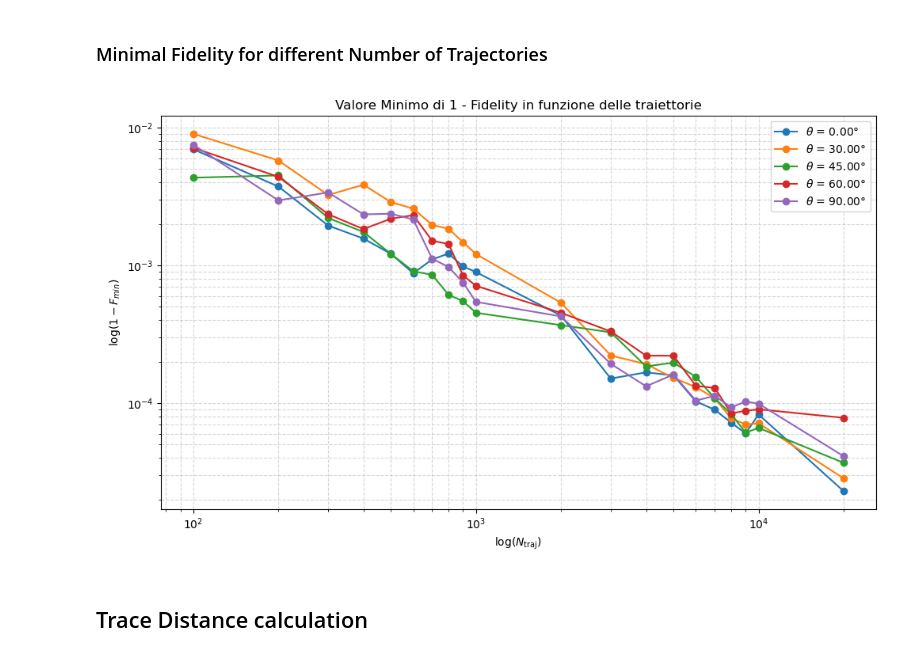
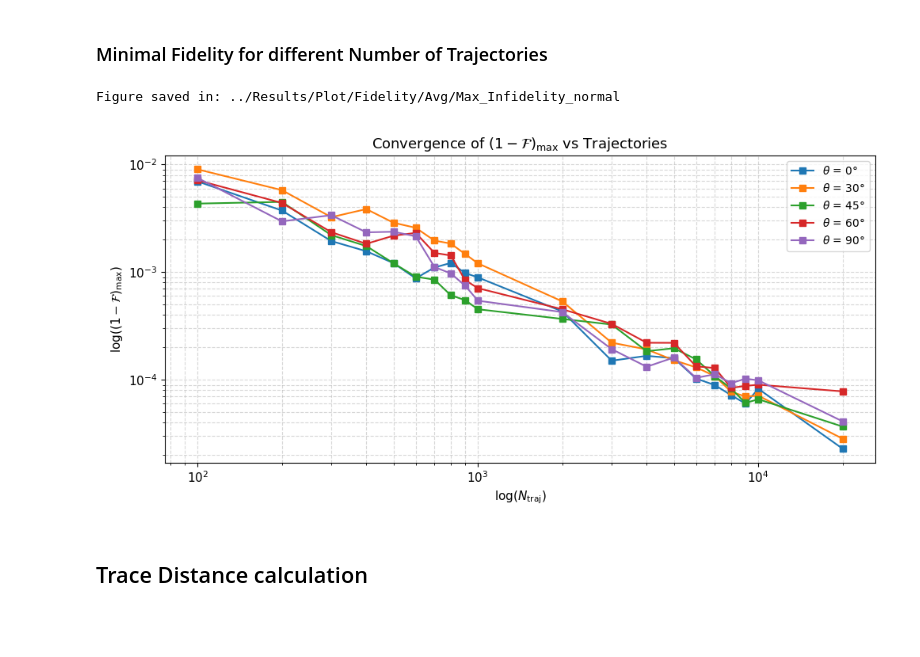
Before and after one commit to francescociavarella/Collisional-Methods, a Jupyter notebook: Codes/Avg_Fidelity_and_Trace_Distance_Analysis.ipynb, the cells around one changed output. Saved outputs shown, nothing was run; the diff lists cells and outputs as text; code cells hidden in the pictures; blank space fills up the shorter version.

Commit message:
fine plot probability

```diff
--- a/Codes/Avg_Fidelity_and_Trace_Distance_Analysis.ipynb
+++ b/Codes/Avg_Fidelity_and_Trace_Distance_Analysis.ipynb
@@ -236,7 +233,7 @@ plt.rcParams.update({
     'xtick.labelsize': 11,
     'ytick.labelsize': 11,
     'legend.fontsize': 10,
-    'figure.figsize': (8, 5),
+    'figure.figsize': (10, 5),
     'axes.grid': True,
     'grid.alpha': 0.3,
     'grid.linestyle': ':',
@@ -446,15 +444,0 @@ import matplotlib.ticker as ticker
-# %%
-print(f"Theta   : {[f'{np.degrees(t):.3f}°' for t in results.keys()]}")
-theta = np.radians(cfg['thetas_deg'][2])  # change angle
-plt.close()
-# In N_traj_list: l'indice 0 è 100 traiettorie, l'indice -1 è 10000 traiettorie
-plt.figure(figsize=(10, 5))
-plt.plot(Fidelity_tensors[theta][0, :], label='N_traj = 100', alpha=0.8)
-plt.plot(Fidelity_tensors[theta][-1, :], label='N_traj = 10000', linewidth=2)
-
-plt.xlabel("Time steps")
-plt.ylabel("Fidelity con Lindblad")
-plt.title("Evoluzione della Fidelity nel tempo")
-plt.legend()
-plt.grid(True, linestyle='--', alpha=0.5)
-plt.show()
@@ -498,37 +494,43 @@ plt.show()
 # %% [markdown]
 ### Minimal Fidelity for different Number of Trajectories
 # %%
-plt.figure(figsize=(10, 6))
+# =========================
+# MAX INFIDELITY VS N_TRAJ
+# =========================
 
-# Cicliamo su tutti gli angoli disponibili nei tuoi risultati
-for theta, fid_matrix in Fidelity_tensors.items():
+plt.figure()
 
-    # fid_matrix ha dimensione (N_traj, time_steps)
-    # Calcoliamo il Minimo lungo la dimensione del tempo (axis=1)
-    fidelity_min = np.min(fid_matrix, axis=1)
-    fidelity_min = 1 - fidelity_min
+# Cycle over all angles and plot the corresponding curves
+for theta in cfg['thetas_deg']:
 
-    # Convertiamo l'angolo in gradi per la legenda
-    theta_deg = np.degrees(theta)
+    # Retrieve the 1D array of max infidelity values for this angle
+    y_values_max = max_infidelity_results[theta]
 
-    # Plottiamo la curva per questo specifico angolo
-    plt.plot(N_traj_list, fidelity_min, marker='o', linestyle='-',
-             label=f'$\\theta$ = {theta_deg:.2f}°')
+    # Plot the curve for this specific angle
+    plt.plot(N_traj_list, y_values_max, marker='s', linestyle='-',
+             label=f'$\\theta$ = {theta}°')
 
+# Formatting the plot
 plt.xlabel(r"$\log(N_{\text{traj}})$")
-plt.ylabel(r"$\log(1 - F_{min})$")
-plt.title("Valore Minimo di 1 - Fidelity in funzione delle traiettorie")
+plt.ylabel(r"$\log((1 - \mathcal{F})_{\max})$")
+plt.title(r"Convergence of $(1 - \mathcal{F})_{\max}$ vs Trajectories")
 
-# scala logaritmica per l'asse X
+# Logarithmic scale for both axes
 plt.xscale('log')
 plt.yscale('log')
+
+# Grid and Legend
 plt.grid(True, which="both", linestyle='--', alpha=0.5)
 plt.legend()
-plt.tight_layout()
+
+# Save the figure using your global function
+filename = f"Max_Infidelity_{MODE}"
+save_fig(plt.gcf(), filename)
 
 plt.show()
 # %% [output]
+Figure saved in: ../Results/Plot/Fidelity/Avg/Max_Infidelity_normal
-[figure, old version]
+[figure, new version]
 # %% [markdown]
 ## Trace Distance calculation
 # %%
```
Also changed, not shown: parts of 7 cells of this notebook.
